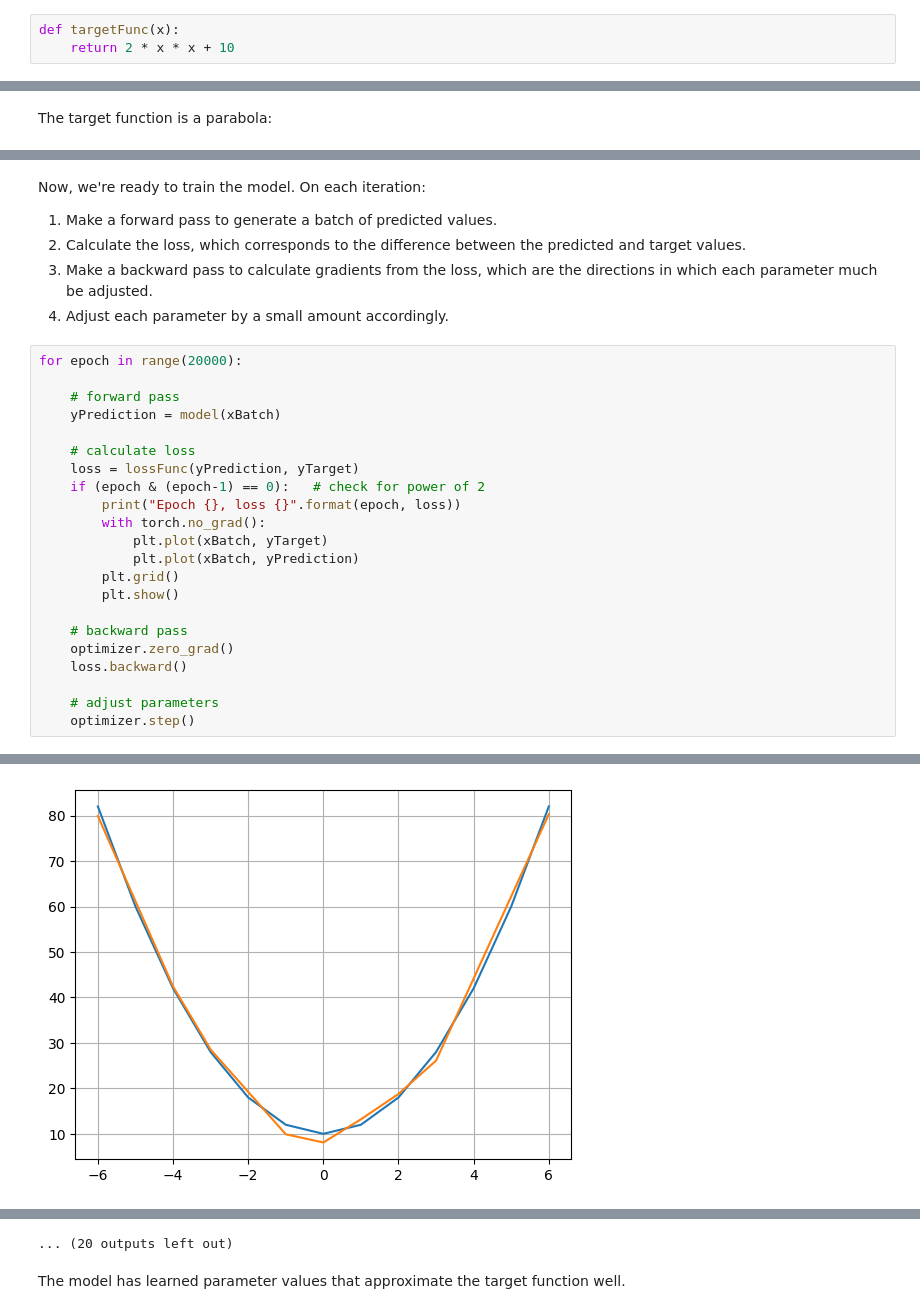
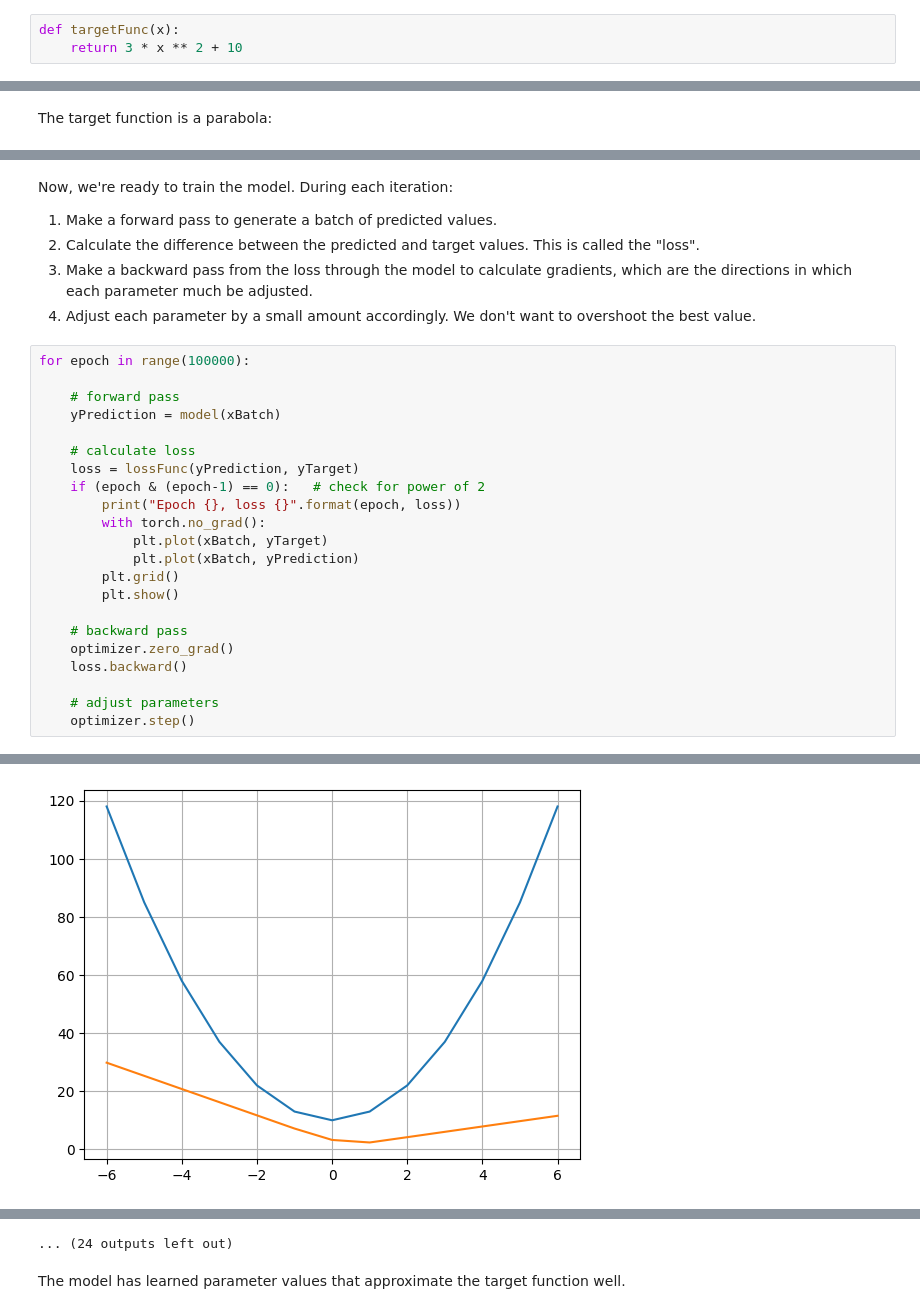
Before and after one commit to brianberns/PyTorchNotebook, a Jupyter notebook: PyTorch.ipynb, the cells around one changed output, grey strips where cells are left out. Cells and saved outputs as stored; diff of their text form.

Commit message:
More work on model.

```diff
--- a/PyTorch.ipynb
+++ b/PyTorch.ipynb
@@ -302,7 +302,7 @@ asdf
 Let's say we have simple non-linear function that we want a neural network to learn. (This is like using a bomb to kill an ant, but it illustrates the basic principle well.)
 # %%
 def targetFunc(x):
-    return 2 * x * x + 10
+    return 3 * x ** 2 + 10
 # %% [markdown]
 We need some training data, consisting of input and output tensors from the function:
 # %%
@@ -373,12 +382,12 @@ optimizer = torch.optim.SGD(model.parameters(), lr = 0.001)
 # %% [markdown]
-Now, we're ready to train the model. On each iteration:
+Now, we're ready to train the model. During each iteration:
 
 1. Make a forward pass to generate a batch of predicted values.
-2. Calculate the loss, which corresponds to the difference between the predicted and target values.
-3. Make a backward pass to calculate gradients from the loss, which are the directions in which each parameter much be adjusted.
-4. Adjust each parameter by a small amount accordingly.
+2. Calculate the difference between the predicted and target values. This is called the "loss".
+3. Make a backward pass from the loss through the model to calculate gradients, which are the directions in which each parameter much be adjusted.
+4. Adjust each parameter by a small amount accordingly. We don't want to overshoot the best value.
 # %%
-for epoch in range(20000):
+for epoch in range(100000):
 
     # forward pass
     yPrediction = model(xBatch)
@@ -410 +419 @@ Epoch 4, loss 2.6064188480377197
-[figure, old version]
+[figure, new version]
@@ -415,4 +424,4 @@ Epoch 16, loss 2.5694937705993652
-... (20 outputs left out)
+... (24 outputs left out)
 # %% [markdown]
 The model has learned parameter values that approximate the target function well.
 # %%
```
Also changed, not shown: parts of 14 cells of this notebook.
